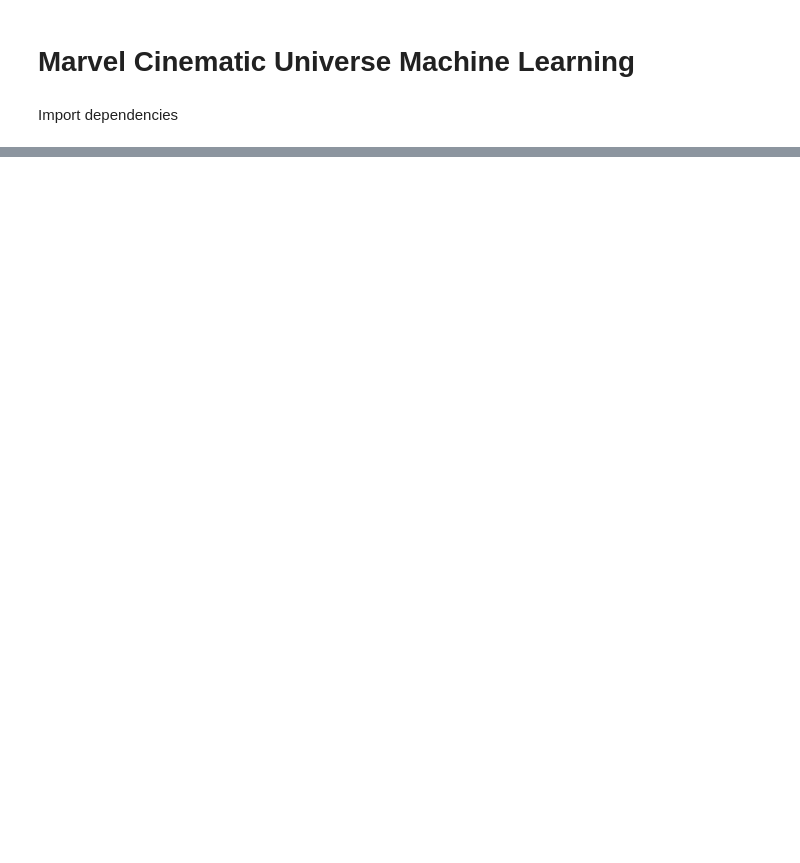
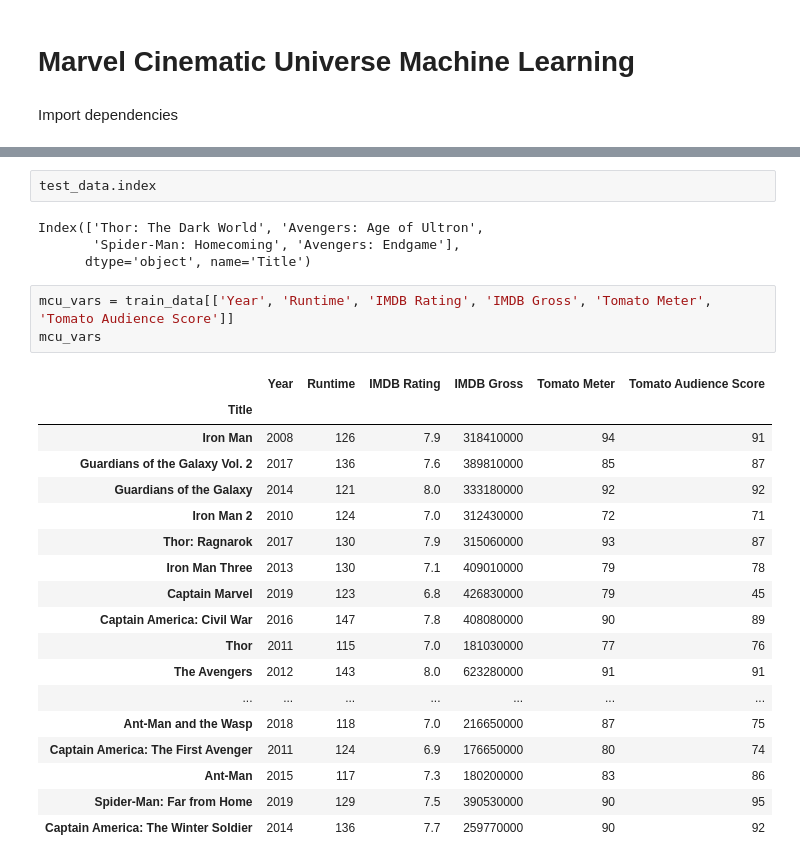
Before and after one commit to AnaLindaPenny/final-project, a Jupyter notebook: sydney-work/MCU_Machine_Learning.ipynb, the cells around one changed output, grey strips where cells are left out. Drawn from its saved outputs; the diff is of its cells as text; blank space fills up the shorter version.

```diff
--- a/sydney-work/MCU_Machine_Learning.ipynb
+++ b/sydney-work/MCU_Machine_Learning.ipynb
@@ -30,2 +67,30 @@ print(X.shape, y.shape)
+# %%
+test_data.index
+# %% [output]
+Index(['Thor: The Dark World', 'Avengers: Age of Ultron',
+       'Spider-Man: Homecoming', 'Avengers: Endgame'],
+      dtype='object', name='Title')
+# %%
+mcu_vars = train_data[['Year', 'Runtime', 'IMDB Rating', 'IMDB Gross', 'Tomato Meter', 'Tomato Audience Score']]
+mcu_vars
+# %% [output]
+|  | Year | Runtime | IMDB Rating | IMDB Gross | Tomato Meter | Tomato Audience Score |
+| Title |  |  |  |  |  |  |
+| Iron Man | 2008 | 126 | 7.9 | 318410000 | 94 | 91 |
+| Guardians of the Galaxy Vol. 2 | 2017 | 136 | 7.6 | 389810000 | 85 | 87 |
+| Guardians of the Galaxy | 2014 | 121 | 8.0 | 333180000 | 92 | 92 |
+| Iron Man 2 | 2010 | 124 | 7.0 | 312430000 | 72 | 71 |
+| Thor: Ragnarok | 2017 | 130 | 7.9 | 315060000 | 93 | 87 |
+| Iron Man Three | 2013 | 130 | 7.1 | 409010000 | 79 | 78 |
+| Captain Marvel | 2019 | 123 | 6.8 | 426830000 | 79 | 45 |
+| Captain America: Civil War | 2016 | 147 | 7.8 | 408080000 | 90 | 89 |
+| Thor | 2011 | 115 | 7.0 | 181030000 | 77 | 76 |
+| The Avengers | 2012 | 143 | 8.0 | 623280000 | 91 | 91 |
+| ... | ... | ... | ... | ... | ... | ... |
+| Ant-Man and the Wasp | 2018 | 118 | 7.0 | 216650000 | 87 | 75 |
+| Captain America: The First Avenger | 2011 | 124 | 6.9 | 176650000 | 80 | 74 |
+| Ant-Man | 2015 | 117 | 7.3 | 180200000 | 83 | 86 |
+| Spider-Man: Far from Home | 2019 | 129 | 7.5 | 390530000 | 90 | 95 |
+| Captain America: The Winter Soldier | 2014 | 136 | 7.7 | 259770000 | 90 | 92 |
 # %%
 from sklearn.linear_model import LinearRegression
```
Also changed, not shown: parts of 20 cells of this notebook, 4 other files.
